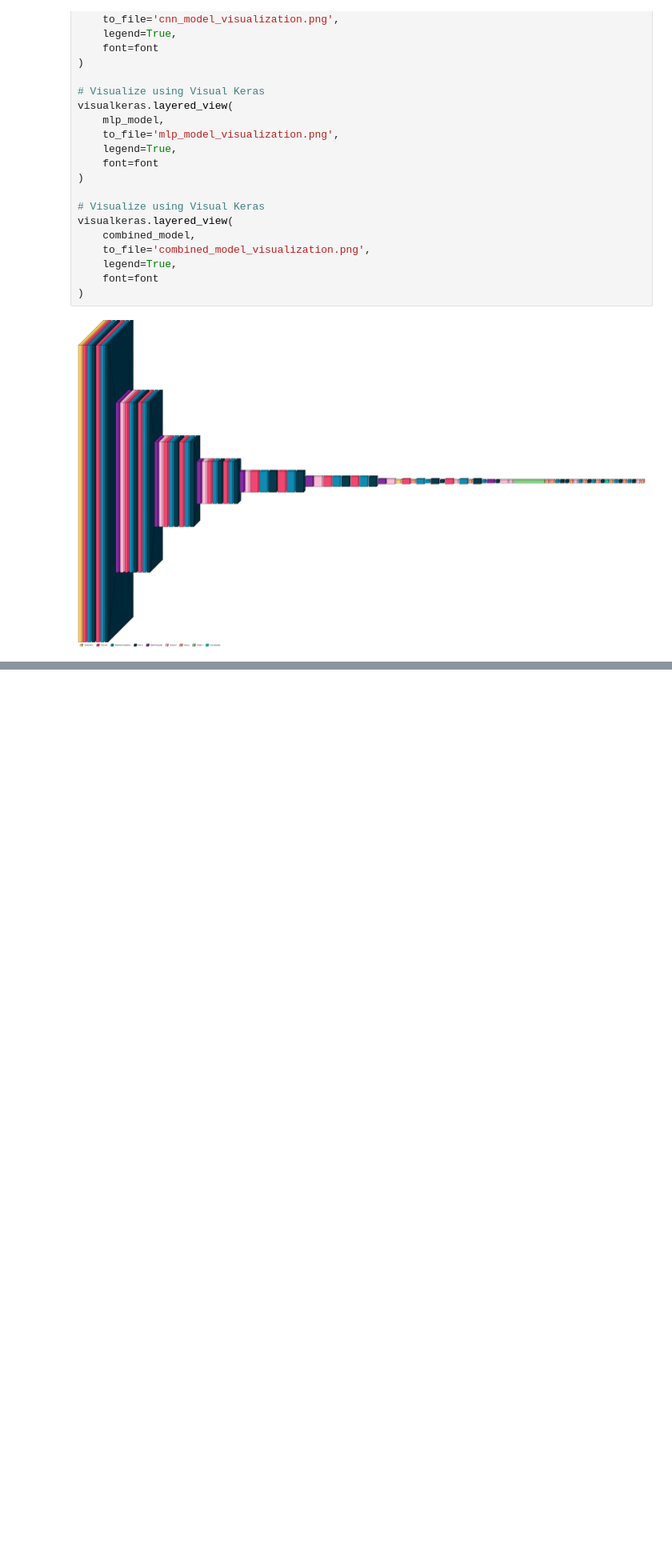
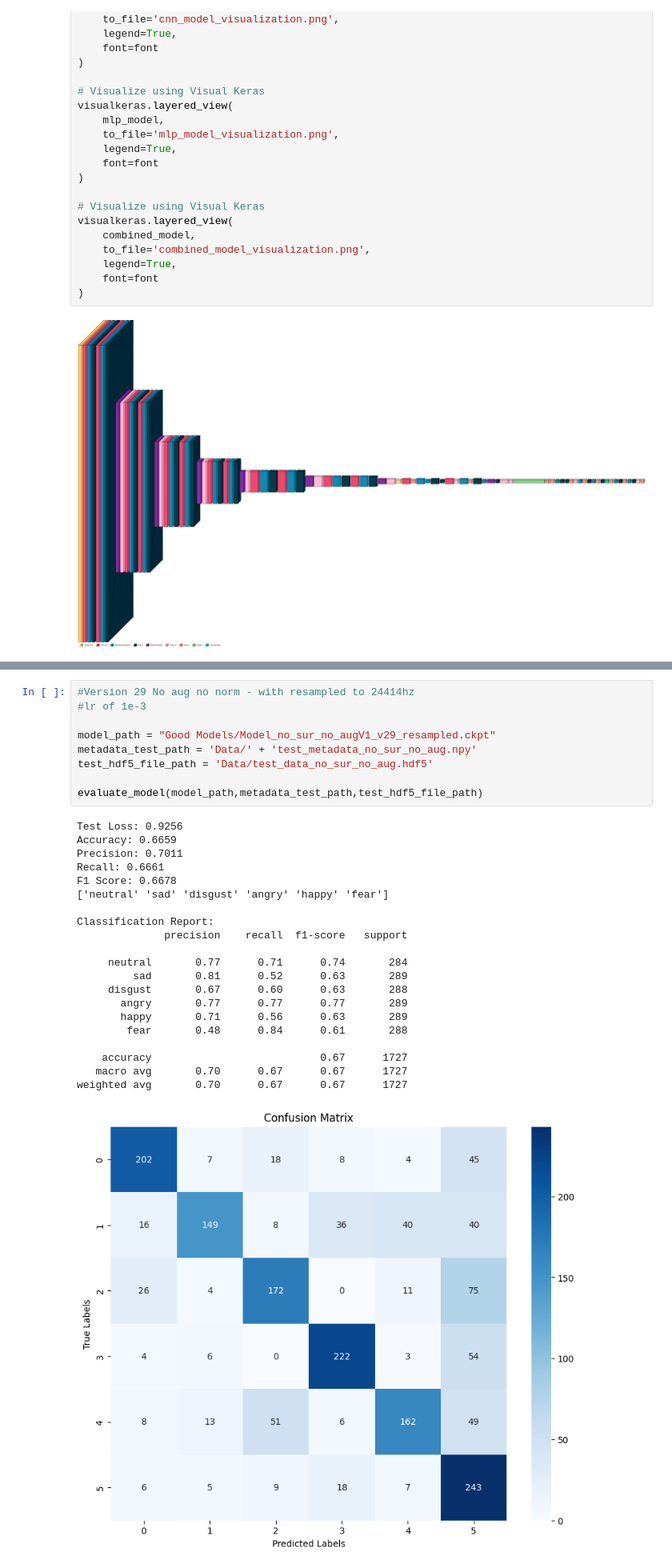
Before and after one commit to Neelhpatel2011/PytorchAudio_Emotion_Classifier, a Jupyter notebook: Neel Local Code/exploratory_data_analysis.ipynb, the cells around one changed output, grey strips where cells are left out. Shown at 80% size. Saved outputs shown, nothing was run; the diff lists cells and outputs as text; blank space fills up the shorter version.

```diff
--- a/Neel Local Code/exploratory_data_analysis.ipynb
+++ b/Neel Local Code/exploratory_data_analysis.ipynb
@@ -645,0 +945,31 @@ OnnxExporterError: Module onnx is not installed!
+# %%
+#Version 29 No aug no norm - with resampled to 24414hz
+#lr of 1e-3
+
+model_path = "Good Models/Model_no_sur_no_augV1_v29_resampled.ckpt"
+metadata_test_path = 'Data/' + 'test_metadata_no_sur_no_aug.npy'
+test_hdf5_file_path = 'Data/test_data_no_sur_no_aug.hdf5'
+
+evaluate_model(model_path,metadata_test_path,test_hdf5_file_path)
+# %% [output]
+Test Loss: 0.9256
+Accuracy: 0.6659
+Precision: 0.7011
+Recall: 0.6661
+F1 Score: 0.6678
+['neutral' 'sad' 'disgust' 'angry' 'happy' 'fear']
+
+Classification Report:
+              precision    recall  f1-score   support
+
+     neutral       0.77      0.71      0.74       284
+         sad       0.81      0.52      0.63       289
+     disgust       0.67      0.60      0.63       288
+       angry       0.77      0.77      0.77       289
+       happy       0.71      0.56      0.63       289
+        fear       0.48      0.84      0.61       288
+
+    accuracy                           0.67      1727
+   macro avg       0.70      0.67      0.67      1727
+weighted avg       0.70      0.67      0.67      1727
+[figure, added]
```
Also changed, not shown: parts of 7 cells of this notebook, 5 other files.
